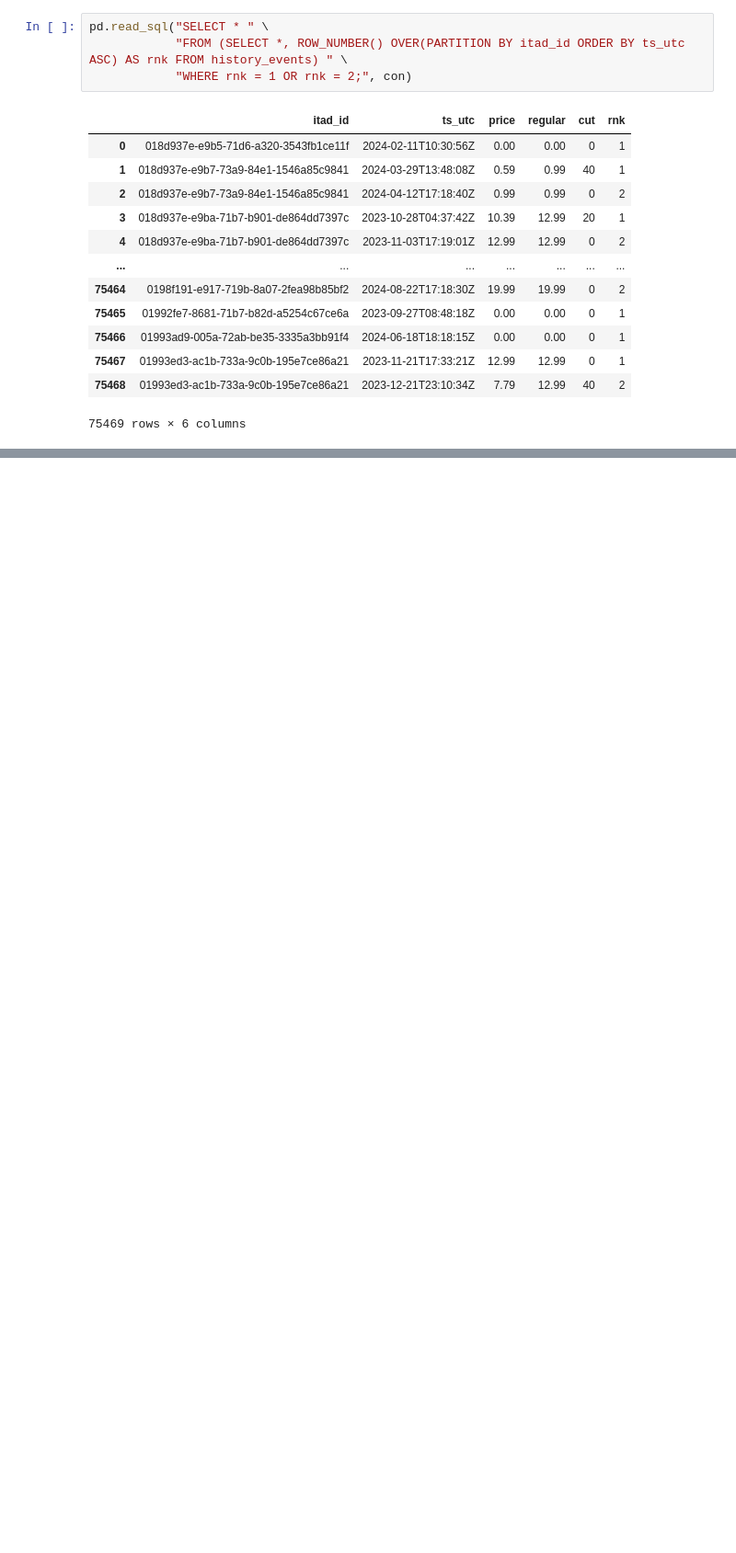
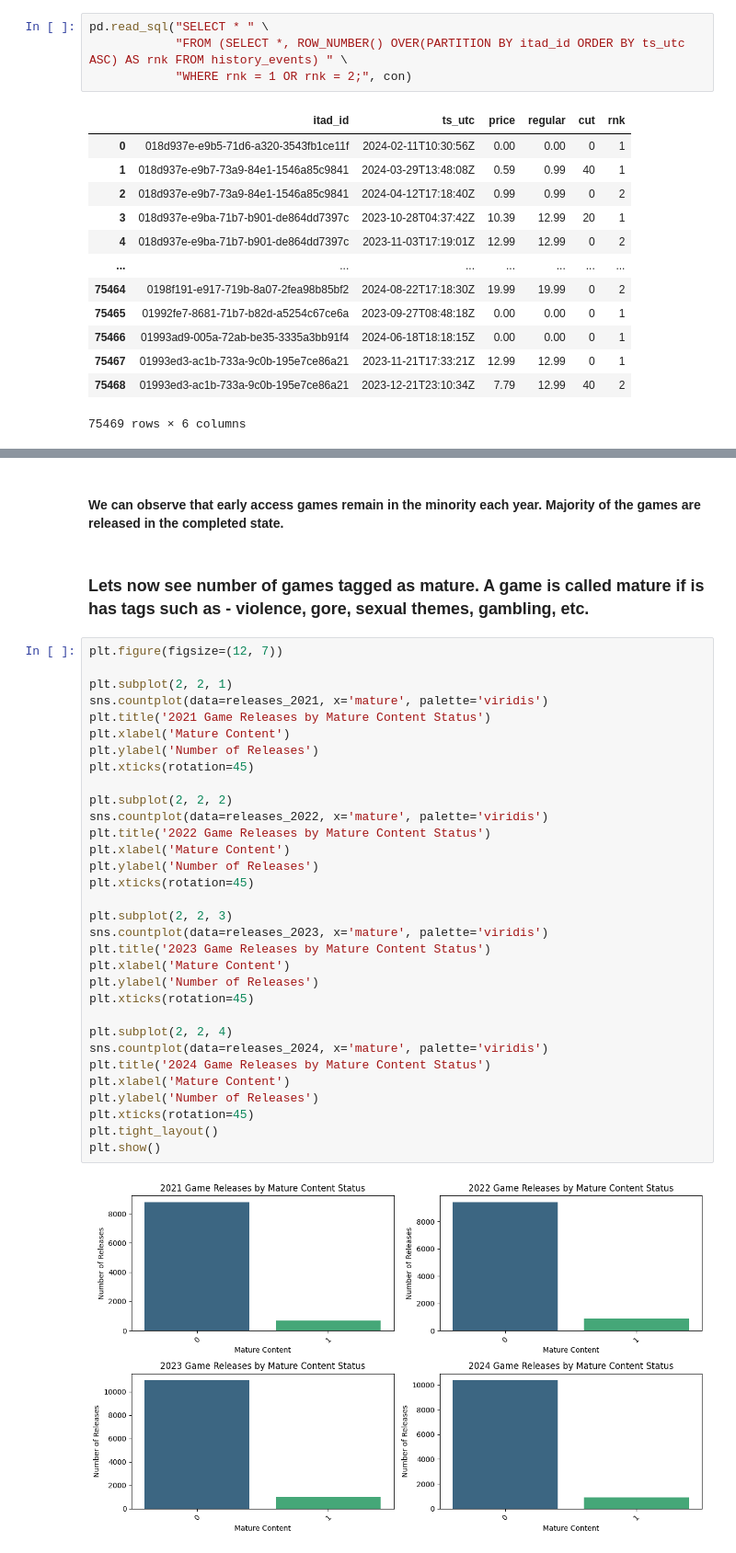
Before and after one commit to faraz1272/steam-discount-forecast, a Jupyter notebook: notebooks/EDA_Experimentation.ipynb, the cells around one changed output, grey strips where cells are left out. Shown at 92% size. Drawn from its saved outputs; the diff is of its cells as text; blank space fills up the shorter version.

```diff
--- a/notebooks/EDA_Experimentation.ipynb
+++ b/notebooks/EDA_Experimentation.ipynb
@@ -39,0 +156,38 @@ pd.read_sql("SELECT * FROM games;", con)
+# %% [markdown]
+#### We can observe that early access games remain in the minority each year. Majority of the games are released in the completed state.
+# %% [markdown]
+### Lets now see number of games tagged as mature. A game is called mature if is has tags such as - violence, gore, sexual themes, gambling, etc.
+# %%
+plt.figure(figsize=(12, 7))
+
+plt.subplot(2, 2, 1)
+sns.countplot(data=releases_2021, x='mature', palette='viridis')
+plt.title('2021 Game Releases by Mature Content Status')
+plt.xlabel('Mature Content')
+plt.ylabel('Number of Releases')
+plt.xticks(rotation=45)
+
+plt.subplot(2, 2, 2)
+sns.countplot(data=releases_2022, x='mature', palette='viridis')
+plt.title('2022 Game Releases by Mature Content Status')
+plt.xlabel('Mature Content')
+plt.ylabel('Number of Releases')
+plt.xticks(rotation=45)
+
+plt.subplot(2, 2, 3)
+sns.countplot(data=releases_2023, x='mature', palette='viridis')
+plt.title('2023 Game Releases by Mature Content Status')
+plt.xlabel('Mature Content')
+plt.ylabel('Number of Releases')
+plt.xticks(rotation=45)
+
+plt.subplot(2, 2, 4)
+sns.countplot(data=releases_2024, x='mature', palette='viridis')
+plt.title('2024 Game Releases by Mature Content Status')
+plt.xlabel('Mature Content')
+plt.ylabel('Number of Releases')
+plt.xticks(rotation=45)
+plt.tight_layout()
+plt.show()
+# %% [output]
+[figure, added]
```
Also changed, not shown: parts of 28 cells of this notebook.
